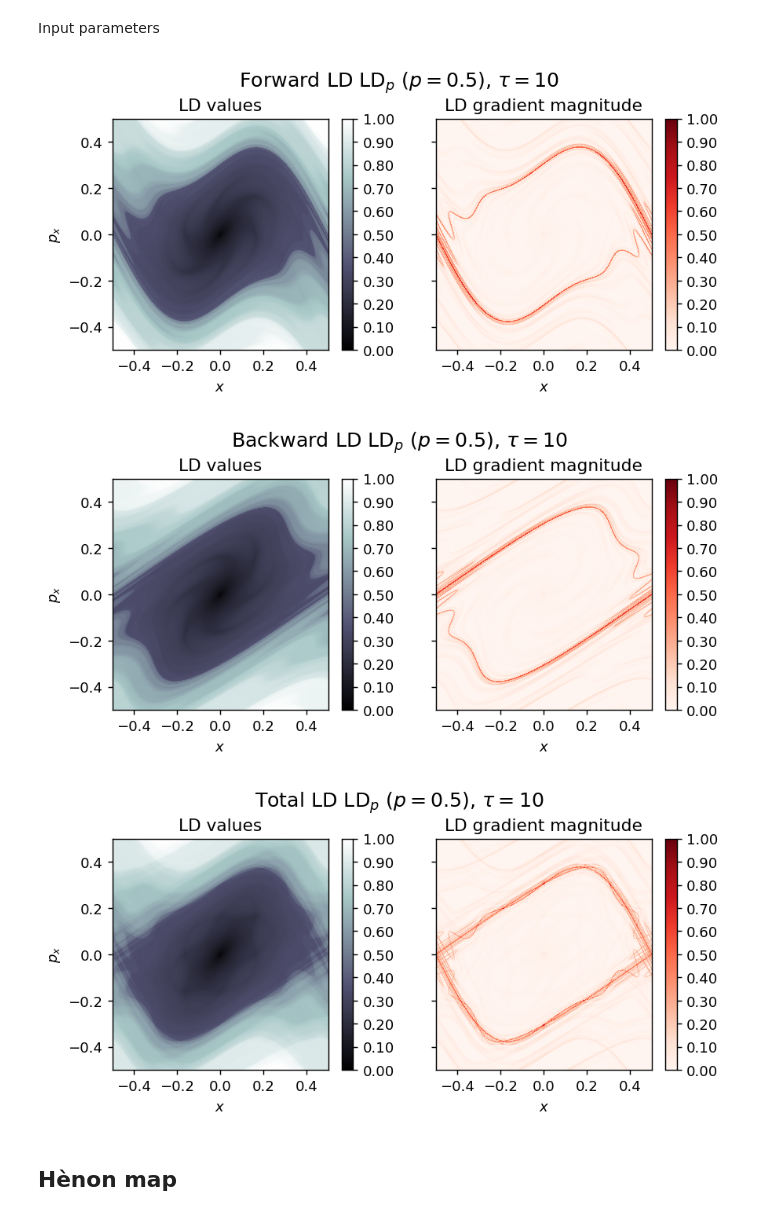
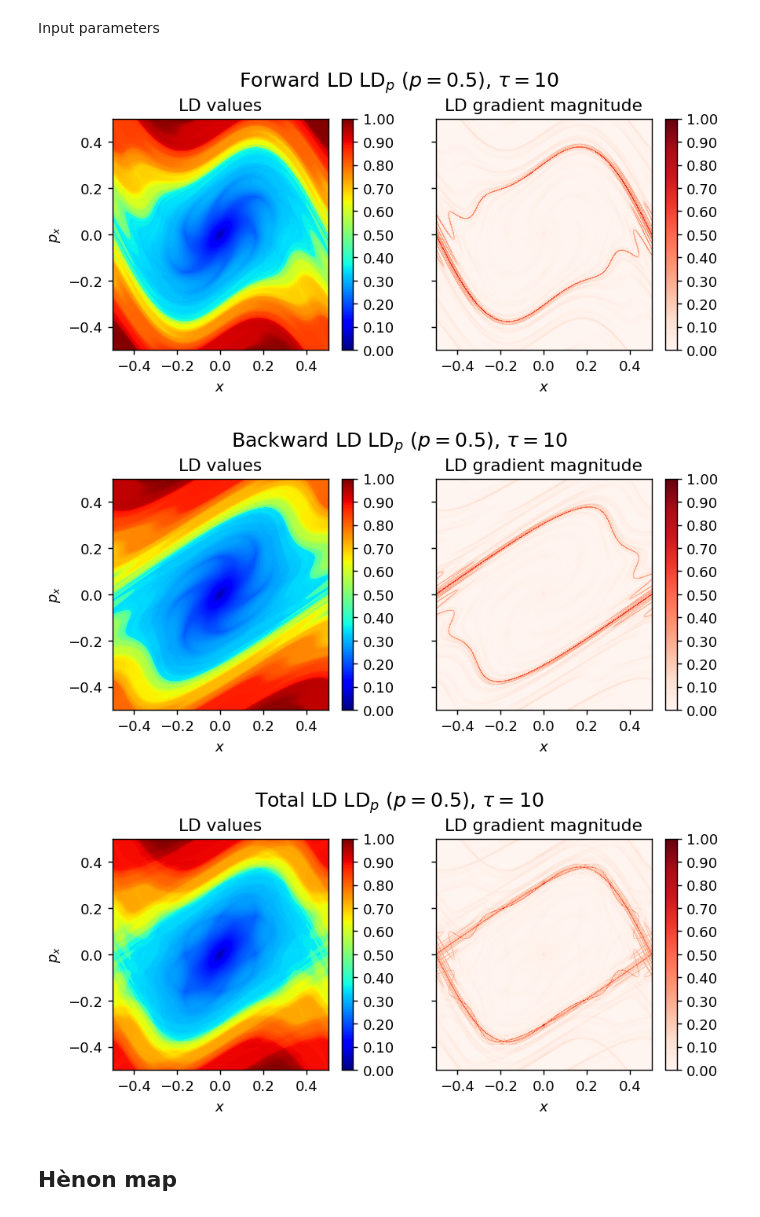
Before and after one commit to champsproject/ldds, a Jupyter notebook: Discrete_Lagrangian_Descriptors_NOTES.ipynb, the cells around one changed output. Saved outputs shown, nothing was run; the diff lists cells and outputs as text; code cells hidden in the pictures.

```diff
--- a/Discrete_Lagrangian_Descriptors_NOTES.ipynb
+++ b/Discrete_Lagrangian_Descriptors_NOTES.ipynb
@@ -203,22 +147,22 @@ grid_parameters = [[x_min, x_max, Nx],[y_min, y_max, Ny]]
 # %%
 discrete_map = lambda u: StandardMap(u,PARAMETERS=[K])
 
 LD_forward = compute_lagrangian_descriptor(grid_parameters, discrete_map, N_iterations, p_value)
-draw_lagrangian_descriptor(LD_forward, 'forward', grid_parameters, N_iterations, p_value)
+draw_lagrangian_descriptor(LD_forward, 'forward', grid_parameters, N_iterations, p_value, colormap_name='jet')
 # %% [output]
-[figure, old version]
+[figure, new version]
 # %%
 discrete_map = lambda u: StandardMap_inverse(u,PARAMETERS=[K])
 
 LD_backward = compute_lagrangian_descriptor(grid_parameters, discrete_map, N_iterations, p_value)
-draw_lagrangian_descriptor(LD_backward, 'backward', grid_parameters, N_iterations, p_value)
+draw_lagrangian_descriptor(LD_backward, 'backward', grid_parameters, N_iterations, p_value, colormap_name='jet')
 # %% [output]
-[figure, old version]
+[figure, new version]
 # %%
 LD_total = LD_forward + LD_backward
-draw_lagrangian_descriptor(LD_total, 'total', grid_parameters, N_iterations, p_value)
+draw_lagrangian_descriptor(LD_total, 'total', grid_parameters, N_iterations, p_value, colormap_name='jet')
 # %% [output]
-[figure, old version]
+[figure, new version]
 # %% [markdown]
 ## Hènon map
 # %% [markdown]
```
Also changed, not shown: parts of 22 cells of this notebook.
